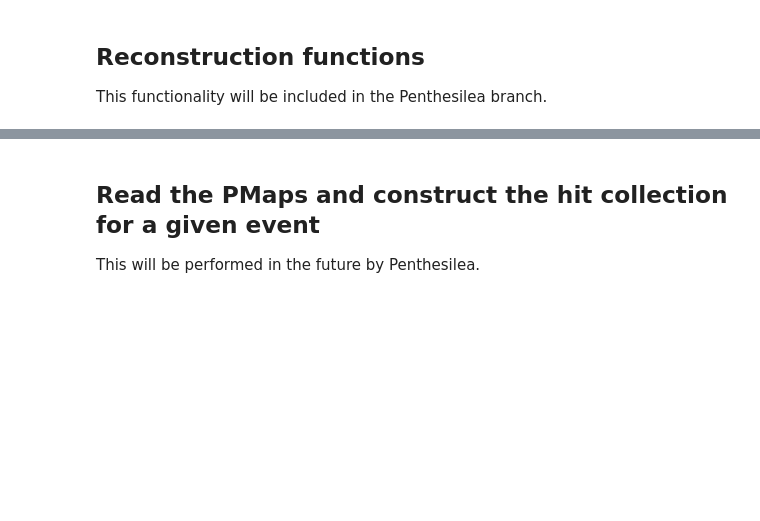
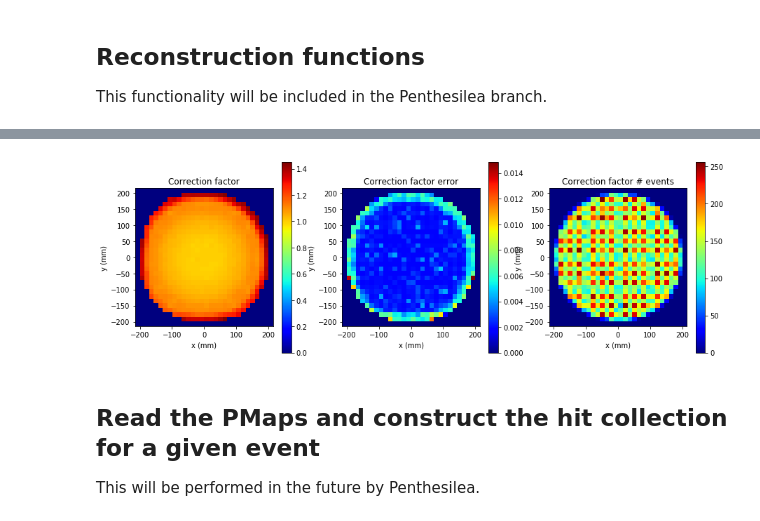
Before and after one commit to paolafer/ICARO, a Jupyter notebook: invisible_cities/utils/analysis_Th.ipynb, the cells around one changed output, grey strips where cells are left out. Drawn from its saved outputs; the diff is of its cells as text; code cells hidden in the pictures; blank space fills up the shorter version.

Commit message:
Updated to read and apply correction table

```diff
--- a/invisible_cities/utils/analysis_Th.ipynb
+++ b/invisible_cities/utils/analysis_Th.ipynb
@@ -162,0 +165,84 @@ def split_energy(e, clusters):
+# %%
+#corr_file = "/Users/jrenner/IFIC/IC-1/invisible_cities/database/NEW/4236/kr4236_b10.corr"
+corr_file = "/Users/jrenner/IFIC/IC-1/invisible_cities/database/NEW/MC/Kr/old/mcKr.corr"
+fcorr = tb.open_file(corr_file,'r')
+
+corr_x = []; corr_y = []; corr_fs = []; corr_us = []; corr_nevt = []
+xyc = fcorr.root.Corrections.XYcorrections
+for r in range(len(xyc)):
+    corr_x.append(xyc[r]['x'])
+    corr_y.append(xyc[r]['y'])
+    corr_fs.append(xyc[r]['factor'])
+    corr_us.append(xyc[r]['uncertainty'])
+    corr_nevt.append(xyc[r]['nevt'])
+corr_x = np.array(corr_x)
+corr_y = np.array(corr_y)
+corr_fs = np.array(corr_fs)
+corr_us = np.array(corr_us)
+corr_nevt = np.array(corr_nevt)
+maxf = np.max(corr_fs)
+
+fig = plt.figure(3);
+fig.set_figheight(5.0);
+fig.set_figwidth(15.0);
+
+# correction factor (MC)
+ax1 = fig.add_subplot(131);
+ax1.set_aspect('equal')
+plt.hist2d(corr_x, corr_y, (30, 30), ((-215, 215), (-215, 215)), weights=corr_fs, cmap='jet', vmin=0, vmax=max(maxf,maxf,maxf))
+plt.colorbar()
+ax1.set_title("Correction factor")
+ax1.set_xlabel("x (mm)")
+ax1.set_ylabel("y (mm)")
+
+# correction factor error (MC)
+ax2 = fig.add_subplot(132)
+#plt.axes().set_aspect('equal')
+ax2.set_aspect('equal')
+plt.hist2d(corr_x, corr_y, (30, 30), ((-215, 215), (-215, 215)), weights=corr_us, cmap='jet')
+plt.colorbar()
+ax2.set_title("Correction factor error")
+ax2.set_xlabel("x (mm)")
+ax2.set_ylabel("y (mm)")
+
+# correction factor statistics (MC)
+ax3 = fig.add_subplot(133)
+#plt.axes().set_aspect('equal')
+ax3.set_aspect('equal')
+plt.hist2d(corr_x, corr_y, (30, 30), ((-215, 215), (-215, 215)), weights=corr_nevt, cmap='jet')
+plt.colorbar()
+ax3.set_title("Correction factor # events")
+ax3.set_xlabel("x (mm)")
+ax3.set_ylabel("y (mm)")
+
+# get the x and y bin sizes
+xdiff = corr_x[1:] - corr_x[0:-1]
+nz_xdiff = np.nonzero(xdiff)[0]
+xbin = xdiff[nz_xdiff][0]
+xcmin = np.min(corr_x)
+print(xbin)
+
+ydiff = corr_y[1:] - corr_y[0:-1]
+nz_ydiff = np.nonzero(ydiff)[0]
+ybin = ydiff[np.nonzero(ydiff)][0]
+ycmin = np.min(corr_y)
+
+ctbl = np.ones([len(nz_xdiff)+1,len(nz_xdiff)+1])-2
+for x,y,fs in zip(corr_x,corr_y,corr_fs):
+    xb = int((x-xcmin)/xbin)
+    yb = int((y-ycmin)/ybin)
+    ctbl[xb][yb] = fs
+    #print("Filled ({0},{1}) with {2} for x = {3} and y = {4}".format(xb,yb,fs,x,y))
+if(len(ctbl[ctbl < 0]) > 0):
+    print("ERROR: value in correction table not filled")
+
+def fcorr(x,y):
+    xb = ((x-xcmin)/xbin).astype(int)
+    yb = ((y-ycmin)/ybin).astype(int)
+
+    if hasattr(xb, "__len__"):
+        cf = [ctbl[xx][yy] for xx,yy in zip(xb,yb)]
+        return cf
+    else:
+        return ctbl[xb][yb]
+# %% [output]
@@ -163,3 +250,4 @@ def split_energy(e, clusters):
+[figure, added]
 # %% [markdown]
 ## Read the PMaps and construct the hit collection for a given event
 This will be performed in the future by Penthesilea.
```
Also changed, not shown: parts of 5 cells of this notebook.
